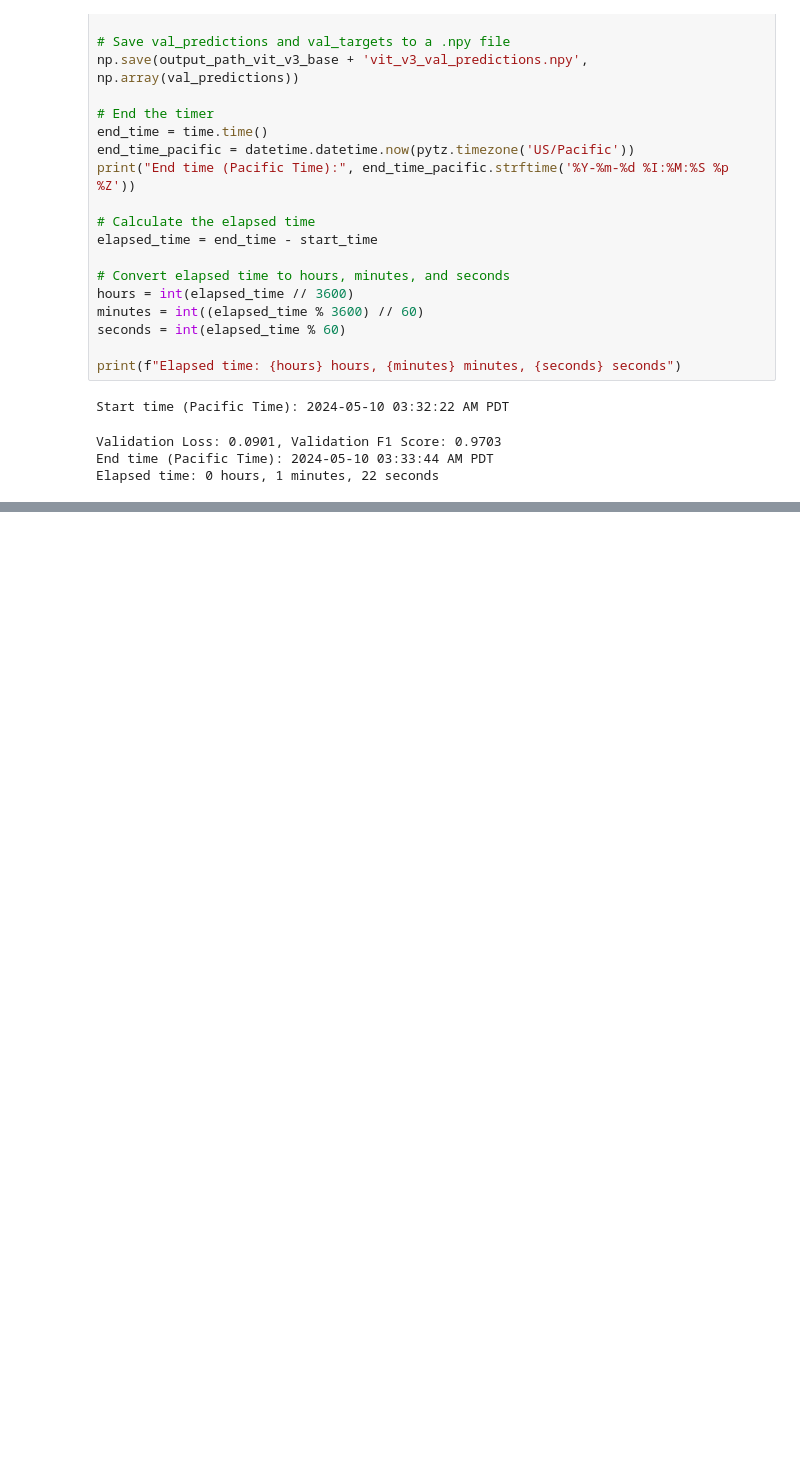
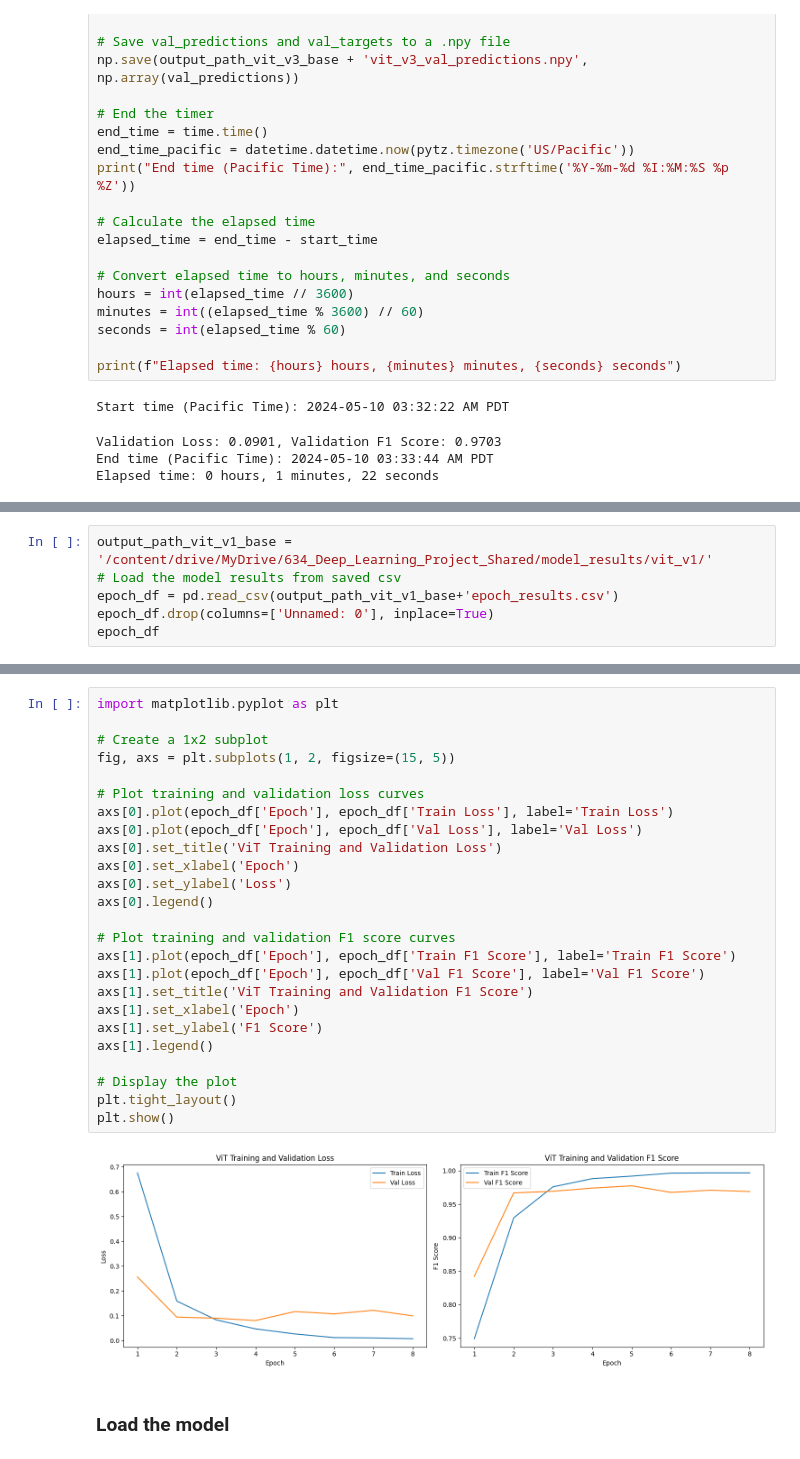
Before and after one commit to acabanela/deeplearning-final-project-sp24, a Jupyter notebook: Amadeo_ViT_fine_tuning.ipynb, the cells around one changed output, grey strips where cells are left out. Cells and saved outputs as stored; diff of their text form; blank space fills up the shorter version.

Commit message:
Added result visualizations and table of contents

```diff
--- a/Amadeo_ViT_fine_tuning.ipynb
+++ b/Amadeo_ViT_fine_tuning.ipynb
@@ -1180,0 +1246,6 @@ Elapsed time: 0 hours, 1 minutes, 22 seconds
+# %%
+output_path_vit_v1_base = '/content/drive/MyDrive/634_Deep_Learning_Project_Shared/model_results/vit_v1/'
+# Load the model results from saved csv
+epoch_df = pd.read_csv(output_path_vit_v1_base+'epoch_results.csv')
+epoch_df.drop(columns=['Unnamed: 0'], inplace=True)
+epoch_df
@@ -1180,0 +1262,29 @@ Elapsed time: 0 hours, 1 minutes, 22 seconds
+# %%
+import matplotlib.pyplot as plt
+
+# Create a 1x2 subplot
+fig, axs = plt.subplots(1, 2, figsize=(15, 5))
+
+# Plot training and validation loss curves
+axs[0].plot(epoch_df['Epoch'], epoch_df['Train Loss'], label='Train Loss')
+axs[0].plot(epoch_df['Epoch'], epoch_df['Val Loss'], label='Val Loss')
+axs[0].set_title('ViT Training and Validation Loss')
+axs[0].set_xlabel('Epoch')
+axs[0].set_ylabel('Loss')
+axs[0].legend()
+
+# Plot training and validation F1 score curves
+axs[1].plot(epoch_df['Epoch'], epoch_df['Train F1 Score'], label='Train F1 Score')
+axs[1].plot(epoch_df['Epoch'], epoch_df['Val F1 Score'], label='Val F1 Score')
+axs[1].set_title('ViT Training and Validation F1 Score')
+axs[1].set_xlabel('Epoch')
+axs[1].set_ylabel('F1 Score')
+axs[1].legend()
+
+# Display the plot
+plt.tight_layout()
+plt.show()
+# %% [output]
+[figure, added]
+# %% [markdown]
+### Load the model
```
Also changed, not shown: parts of 36 cells of this notebook.
